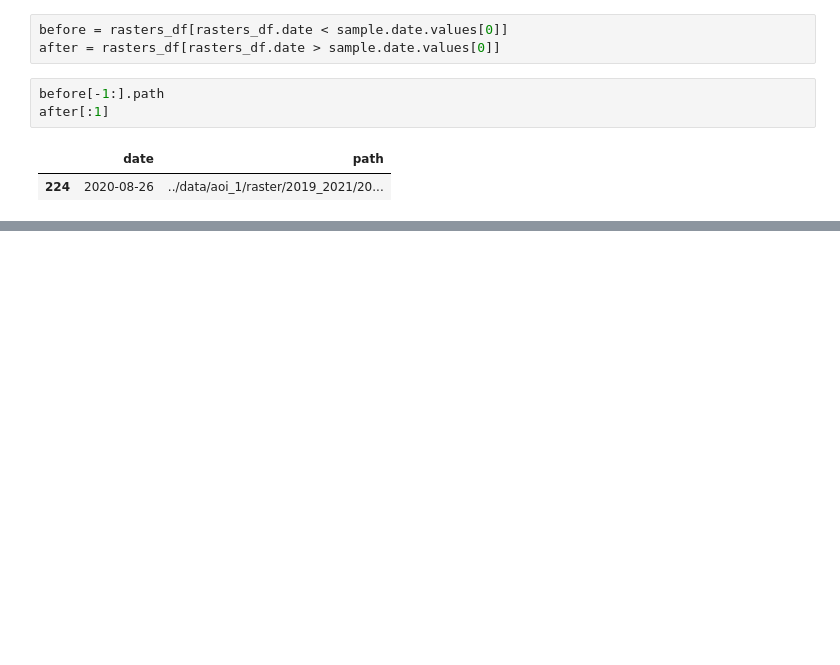
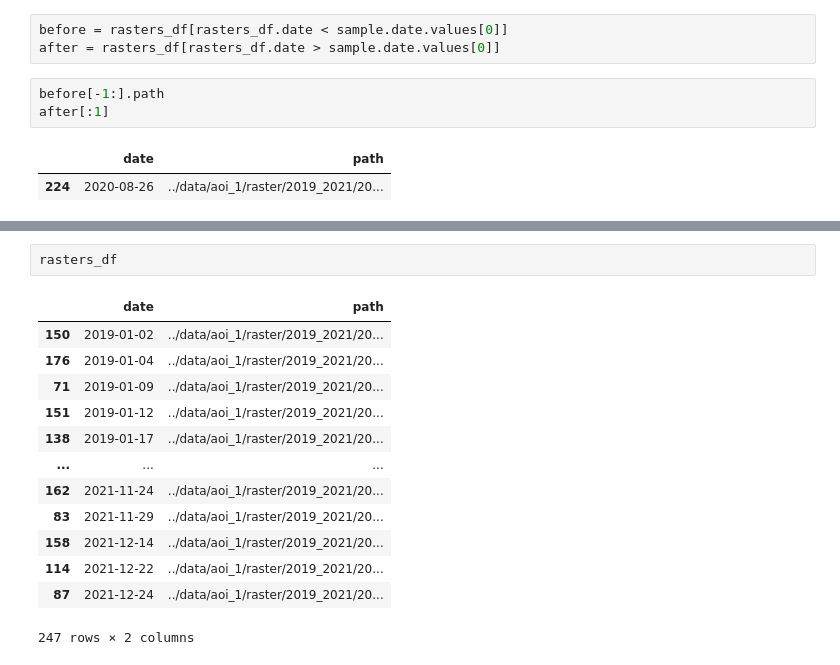
Before and after one commit to janpisl/deforestation, a Jupyter notebook: notebooks/generate_training_data.ipynb, the cells around one changed output, grey strips where cells are left out. Cells and saved outputs as stored; diff of their text form; blank space fills up the shorter version.

```diff
--- a/notebooks/generate_training_data.ipynb
+++ b/notebooks/generate_training_data.ipynb
@@ -149,0 +186,16 @@ NameError: name 'plt' is not defined
+# %%
+rasters_df
+# %% [output]
+|  | date | path |
+| 150 | 2019-01-02 | ../data/aoi_1/raster/2019_2021/20... |
+| 176 | 2019-01-04 | ../data/aoi_1/raster/2019_2021/20... |
+| 71 | 2019-01-09 | ../data/aoi_1/raster/2019_2021/20... |
+| 151 | 2019-01-12 | ../data/aoi_1/raster/2019_2021/20... |
+| 138 | 2019-01-17 | ../data/aoi_1/raster/2019_2021/20... |
+| ... | ... | ... |
+| 162 | 2021-11-24 | ../data/aoi_1/raster/2019_2021/20... |
+| 83 | 2021-11-29 | ../data/aoi_1/raster/2019_2021/20... |
+| 158 | 2021-12-14 | ../data/aoi_1/raster/2019_2021/20... |
+| 114 | 2021-12-22 | ../data/aoi_1/raster/2019_2021/20... |
+| 87 | 2021-12-24 | ../data/aoi_1/raster/2019_2021/20... |
+247 rows × 2 columns
```
Also changed, not shown: parts of 15 cells of this notebook, 1 other file.
